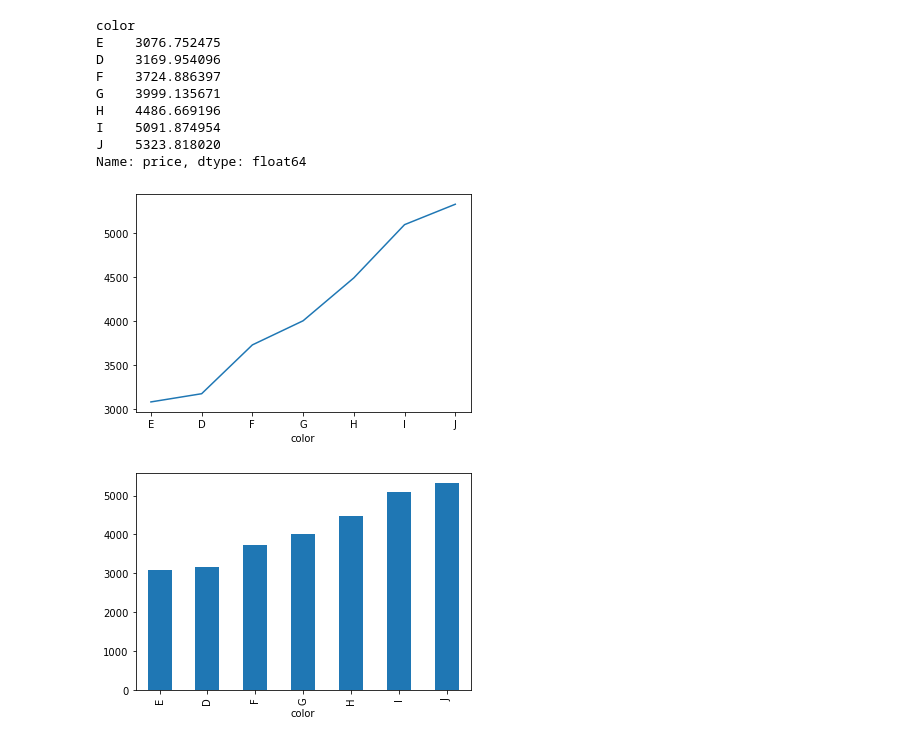
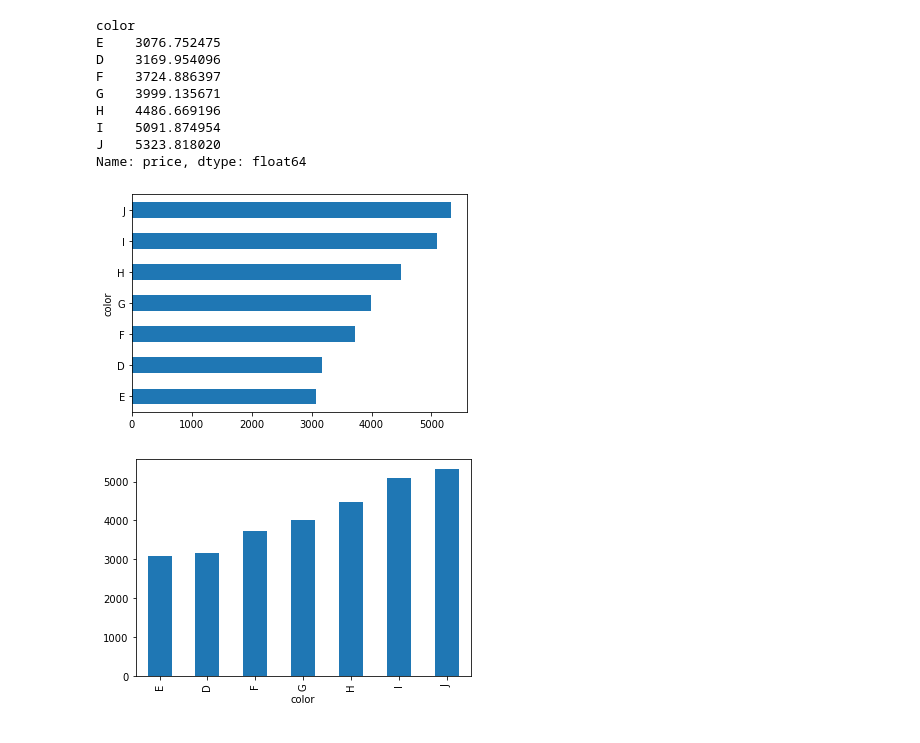
Before and after one commit to AnastasiyaMax/MLDS_python_course_fall22, a Jupyter notebook: week_5-6_pandas/pandas_intro.ipynb, the cells around one changed output. Saved outputs shown, nothing was run; the diff lists cells and outputs as text; code cells hidden in the pictures.

```diff
--- a/week_5-6_pandas/pandas_intro.ipynb
+++ b/week_5-6_pandas/pandas_intro.ipynb
@@ -512,3 +627,5 @@ gr
 В pandas строено много способов построения простых графиков. Подробнее о них [тут](https://pandas.pydata.org/pandas-docs/stable/reference/api/pandas.DataFrame.plot.html). О более сложных позднее.
 
 Воспользуемся методом `.plot()` и построим столбчатую диаграмму (`kind='bar'`) средней цены бриллианта в зависимости от цвета.
+# %%
+df.sort_values(by=['price', 'carat'], inplace=True)
@@ -526,9 +647,9 @@ J    5323.818020
 Name: price, dtype: float64
 # %%
 # самый простой график
-df.groupby('color')['price'].mean().sort_values().plot();
+df.groupby('color')['price'].mean().sort_values().plot(kind='barh');
 # %% [output]
-[figure, old version]
+[figure, new version]
 # %%
 # столбчатый график
 df.groupby('color')['price'].mean().sort_values().plot(kind='bar');
```
Also changed, not shown: parts of 51 cells of this notebook, 2 other files.
